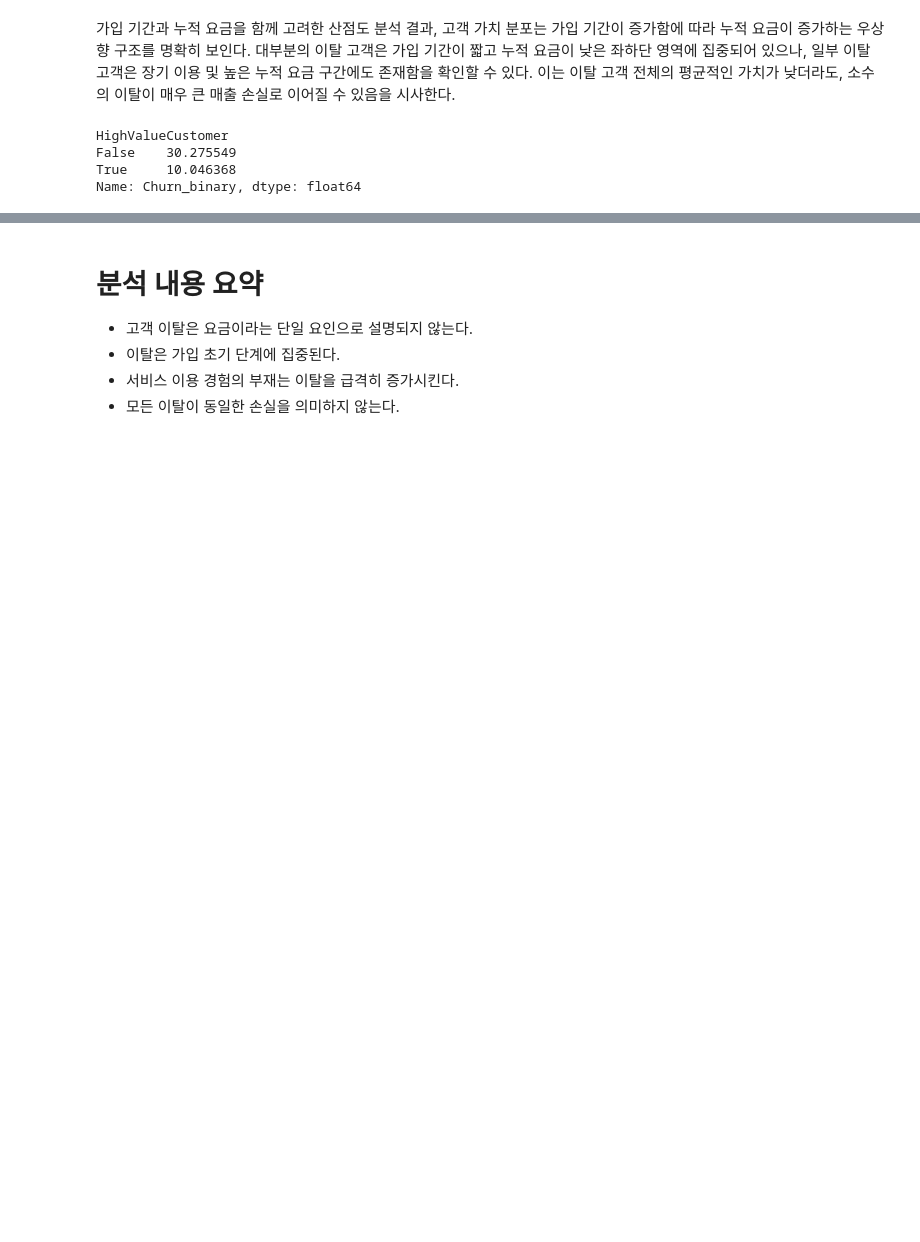
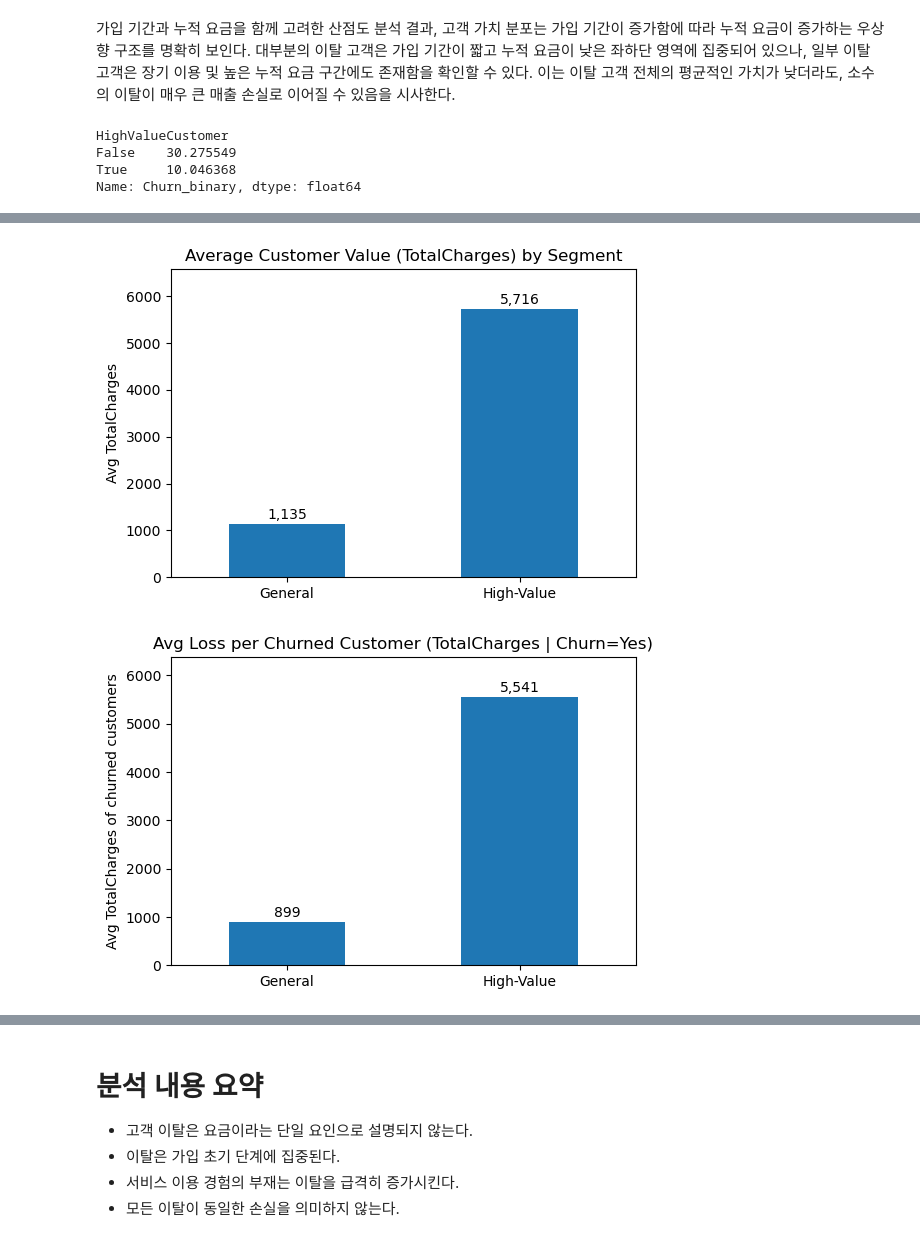
Before and after one commit to imyoonaheo/hipython, a Jupyter notebook: 통신사 데이터셋/45.데이터분석보고서.ipynb, the cells around one changed output, grey strips where cells are left out. Drawn from its saved outputs; the diff is of its cells as text; code cells hidden in the pictures; blank space fills up the shorter version.

```diff
--- a/통신사 데이터셋/45.데이터분석보고서.ipynb
+++ b/통신사 데이터셋/45.데이터분석보고서.ipynb
@@ -583,0 +637,30 @@ Name: Churn_binary, dtype: float64
+# %%
+# (A) 평균 고객가치 비교
+plt.figure(figsize=(6,4))
+ax = avg_value.plot(kind='bar')
+for i, v in enumerate(avg_value.values):
+    ax.text(i, v + (avg_value.max()*0.02), f"{v:,.0f}", ha='center')
+plt.title("Average Customer Value (TotalCharges) by Segment")
+plt.ylabel("Avg TotalCharges")
+plt.xlabel("")
+plt.xticks(rotation=0)
+plt.ylim(0, avg_value.max() * 1.15)
+plt.show()
+
+# (B) 이탈 고객만 놓고 '1명당 손실' 비교 (이탈 고객 평균 TotalCharges)
+avg_loss_per_churn = df[df['Churn_binary']==1].groupby('HighValueCustomer')['TotalCharges'].mean()
+avg_loss_per_churn = avg_loss_per_churn.rename(index={False: 'General', True: 'High-Value'})
+
+plt.figure(figsize=(6,4))
+ax = avg_loss_per_churn.plot(kind='bar')
+for i, v in enumerate(avg_loss_per_churn.values):
+    ax.text(i, v + (avg_loss_per_churn.max()*0.02), f"{v:,.0f}", ha='center')
+plt.title("Avg Loss per Churned Customer (TotalCharges | Churn=Yes)")
+plt.ylabel("Avg TotalCharges of churned customers")
+plt.xlabel("")
+plt.xticks(rotation=0)
+plt.ylim(0, avg_loss_per_churn.max() * 1.15)
+plt.show()
+# %% [output]
+[figure, added]
+[figure, added]
```
Also changed, not shown: parts of 3 cells of this notebook.
